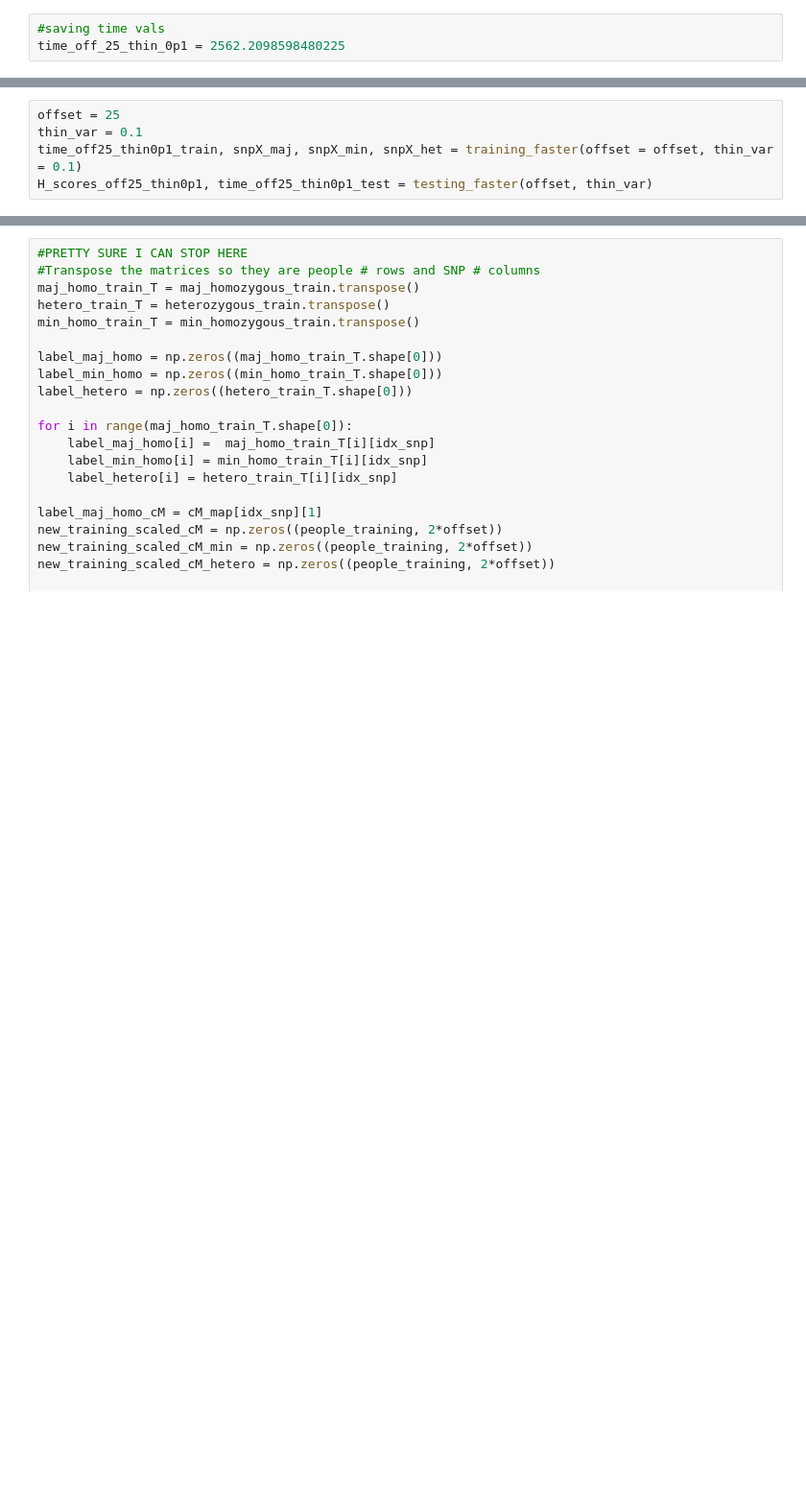
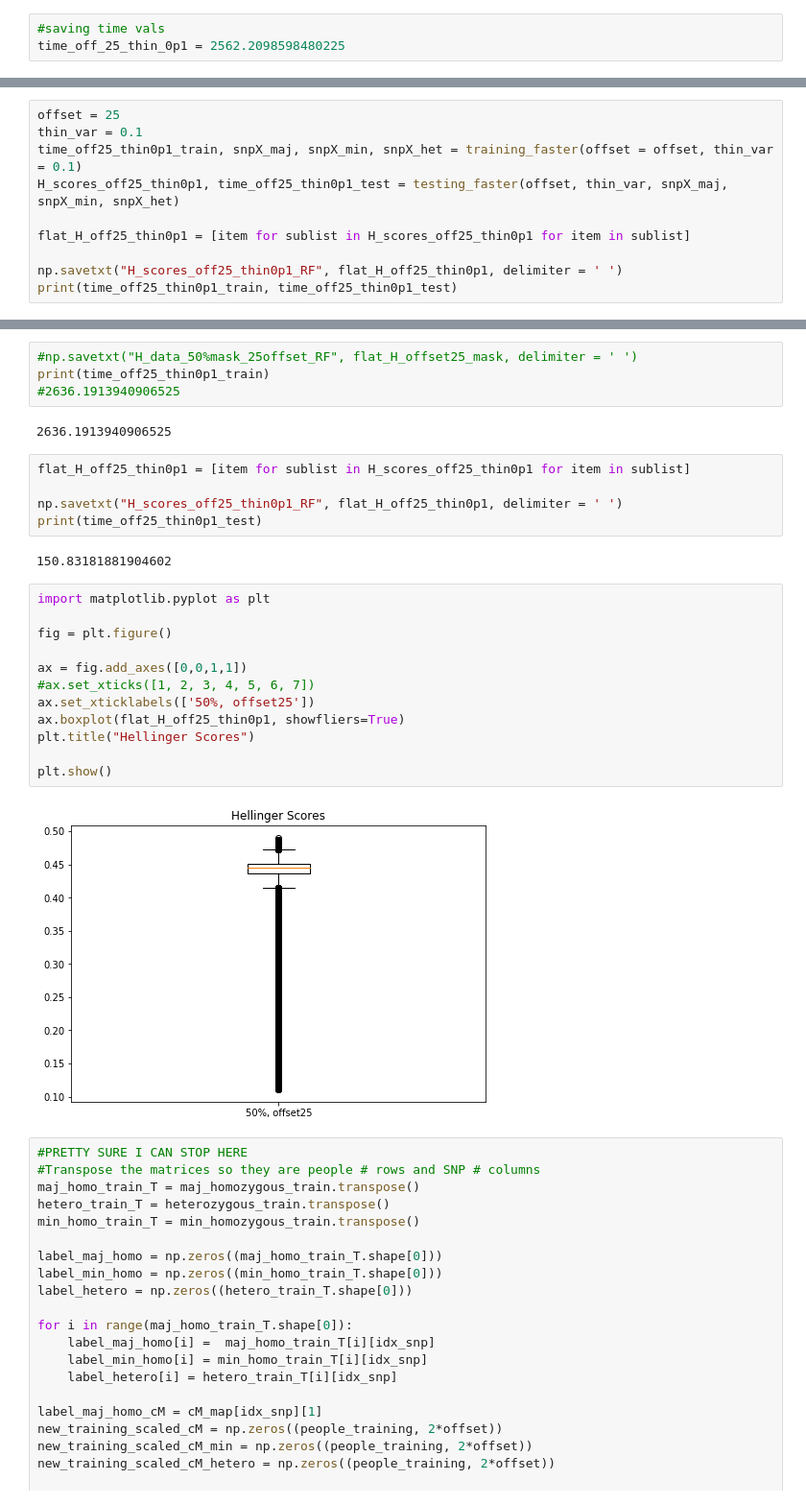
Before and after one commit to maggiejakus/StatML, a Jupyter notebook: rf/RF-Imputation.ipynb, the cells around one changed output, grey strips where cells are left out. Shown: that part at 96% size. Cells and saved outputs as stored; diff of their text form; blank space fills up the shorter version.

```diff
--- a/rf/RF-Imputation.ipynb
+++ b/rf/RF-Imputation.ipynb
@@ -426,7 +428,12 @@ def testing_faster(offset, thin_var, snpX_maj, snpX_min, snpX_het):
 offset = 25
 thin_var = 0.1
 time_off25_thin0p1_train, snpX_maj, snpX_min, snpX_het = training_faster(offset = offset, thin_var = 0.1)
-H_scores_off25_thin0p1, time_off25_thin0p1_test = testing_faster(offset, thin_var)
+H_scores_off25_thin0p1, time_off25_thin0p1_test = testing_faster(offset, thin_var, snpX_maj, snpX_min, snpX_het)
+
+flat_H_off25_thin0p1 = [item for sublist in H_scores_off25_thin0p1 for item in sublist]
+
+np.savetxt("H_scores_off25_thin0p1_RF", flat_H_off25_thin0p1, delimiter = ' ')
+print(time_off25_thin0p1_train, time_off25_thin0p1_test)
 # %% [output]
 25
 26
@@ -448,3 +473,30 @@ H_scores_off25_thin0p1, time_off25_thin0p1_test = testing_faster(offset, thin_va
+# %%
+#np.savetxt("H_data_50%mask_25offset_RF", flat_H_offset25_mask, delimiter = ' ')
+print(time_off25_thin0p1_train)
+#2636.1913940906525
+# %% [output]
+2636.1913940906525
+# %%
+flat_H_off25_thin0p1 = [item for sublist in H_scores_off25_thin0p1 for item in sublist]
+
+np.savetxt("H_scores_off25_thin0p1_RF", flat_H_off25_thin0p1, delimiter = ' ')
+print(time_off25_thin0p1_test)
+# %% [output]
+150.83181881904602
+# %%
+import matplotlib.pyplot as plt
+
+fig = plt.figure()
+
+ax = fig.add_axes([0,0,1,1])
+#ax.set_xticks([1, 2, 3, 4, 5, 6, 7])
+ax.set_xticklabels(['50%, offset25'])
+ax.boxplot(flat_H_off25_thin0p1, showfliers=True)
+plt.title("Hellinger Scores")
+
+plt.show()
+# %% [output]
+[figure, added]
 # %%
 #PRETTY SURE I CAN STOP HERE
 #Transpose the matrices so they are people # rows and SNP # columns
```
Also changed, not shown: parts of 5 cells of this notebook.
